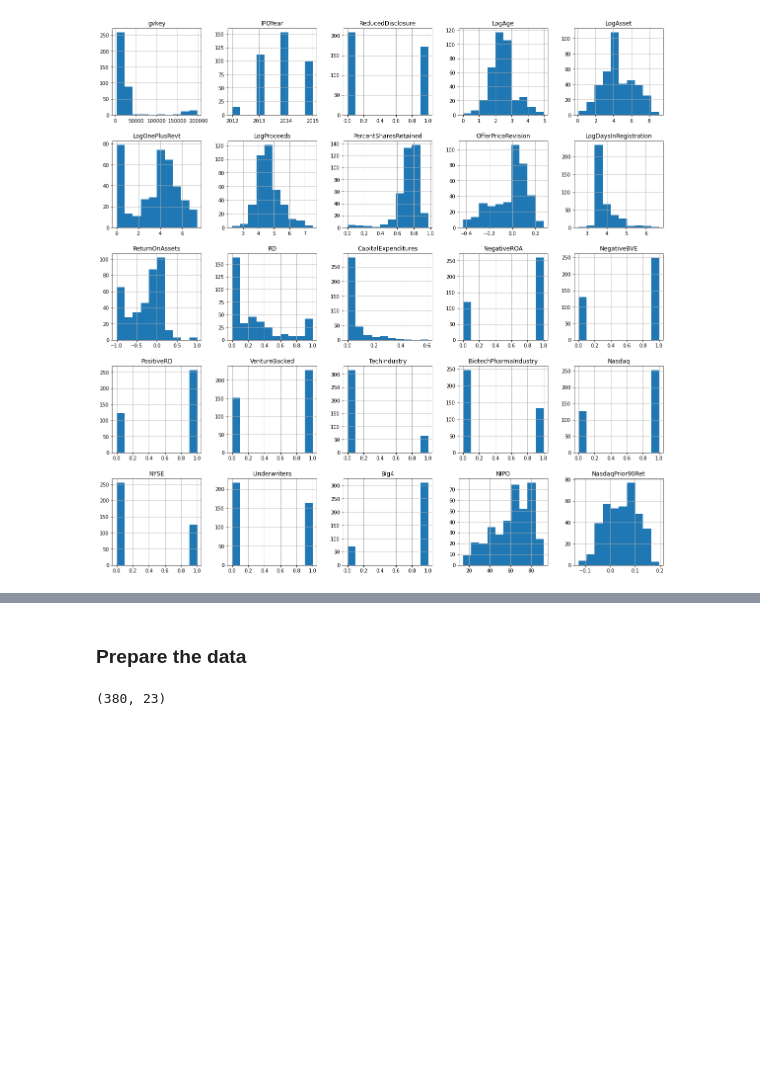
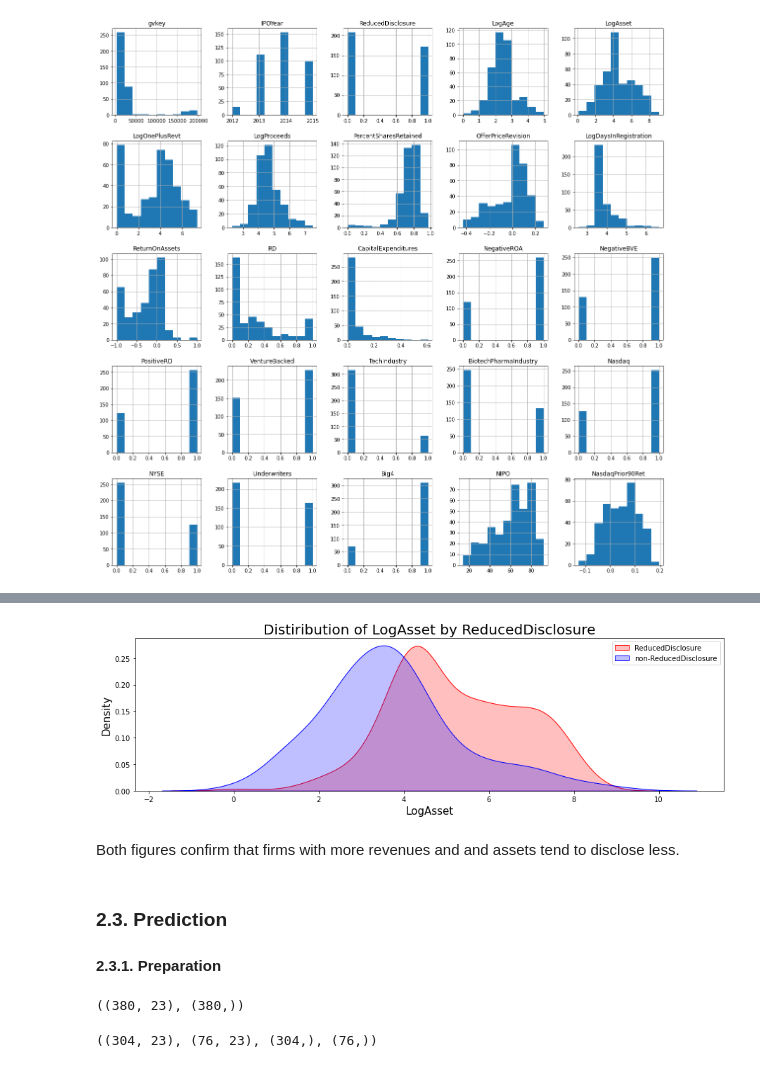
Before and after one commit to youngdataspace/Predict-Disclosure-Choices-Using-Machine-Learning-Classifiers, a Jupyter notebook: ReducedDisclosurePrediction.ipynb, the cells around one changed output, grey strips where cells are left out. Drawn from its saved outputs; the diff is of its cells as text; code cells hidden in the pictures; blank space fills up the shorter version.

```diff
--- a/ReducedDisclosurePrediction.ipynb
+++ b/ReducedDisclosurePrediction.ipynb
@@ -110,3 +178,11 @@ plt.show()
+# %%
+# Plot KDEs for LogOnePlusRevt
+kdeplots("LogAsset", disclosure_df)
+# %% [output]
+[figure, added]
+# %% [markdown]
+Both figures confirm that firms with more revenues and and assets tend to disclose less.
 # %% [markdown]
-### Prepare the data
+### 2.3. Prediction
+#### 2.3.1. Preparation
 # %%
@@ -114,9 +190,16 @@ plt.show()
 X = disclosure_df.drop(["gvkey", "ReducedDisclosure"], axis = "columns")
 y = disclosure_df["ReducedDisclosure"]
 # %%
-X.shape
+# View the shapes of X and y
+X.shape, y.shape
 # %% [output]
-(380, 23)
+((380, 23), (380,))
 # %%
+# Split the samples into train and test sets
 from sklearn.model_selection import train_test_split
-X_train, X_test, y_train, y_test = train_test_split(X, y, test_size = 0.2)
+X_train, X_test, y_train, y_test = train_test_split(X, y, test_size = 0.2, random_state=1)
+
+# View the shapes of all dataframes
+X_train.shape, X_test.shape, y_train.shape, y_test.shape
+# %% [output]
+((304, 23), (76, 23), (304,), (76,))
```
Also changed, not shown: parts of 57 cells of this notebook.
